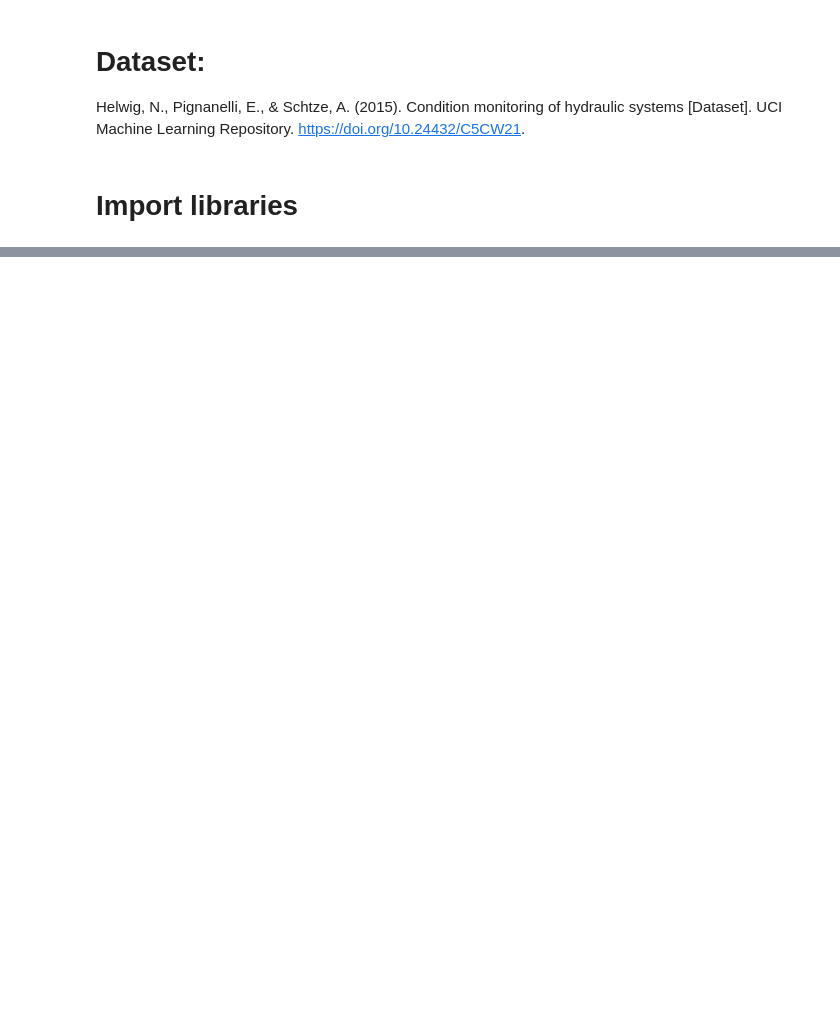
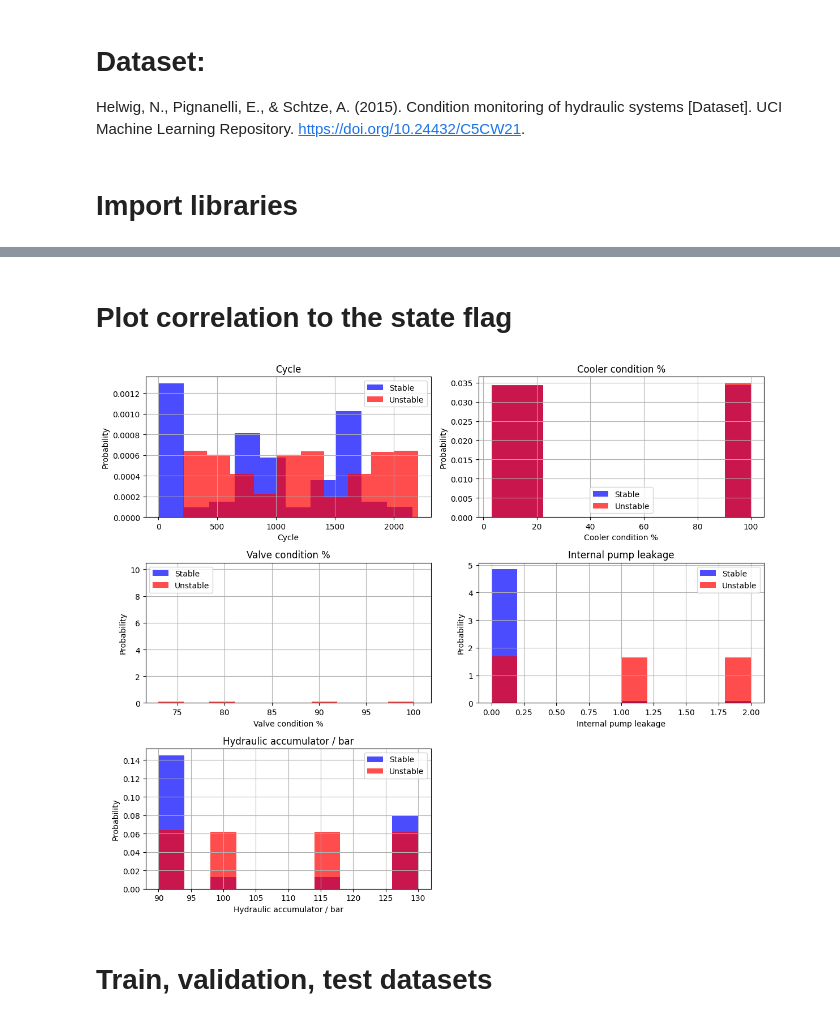
Before and after one commit to RealThanosP/pred-main-mod, a Jupyter notebook: Tutorial.ipynb, the cells around one changed output, grey strips where cells are left out. Cells and saved outputs as stored; diff of their text form; code cells hidden in the pictures; blank space fills up the shorter version.

```diff
--- a/Tutorial.ipynb
+++ b/Tutorial.ipynb
@@ -116,0 +155,33 @@ print(fft_df.head())
+# %% [markdown]
+# Plot correlation to the state flag
+# %%
+fig, axes = plt.subplots(nrows=3, ncols=2, figsize=(12, 10))
+axes = axes.flatten()  # Flatten to easily iterate
+
+# Define colors for histograms
+colors = ["blue", "red"]
+
+# Loop through the first 5 columns (excluding "Stable Flag")
+for i, label in enumerate(df.columns[:-1]):
+    ax = axes[i]
+
+    # Plot histograms for stable and unstable conditions
+    ax.hist(df[df['stable flag'] == 1][label], color=colors[0], density=True, alpha=0.7, label="Stable")
+    ax.hist(df[df["stable flag"] == 0][label], color=colors[1], density=True, alpha=0.7, label="Unstable")
+
+    ax.set_title(label)
+    ax.set_ylabel("Probability")
+    ax.set_xlabel(label)
+    ax.legend()
+    ax.grid(True)
+
+# Hide any extra subplots (if they exist)
+for j in range(i + 1, len(axes)):
+    fig.delaxes(axes[j])
+
+plt.tight_layout()
+plt.show()
+# %% [output]
+[figure, added]
+# %% [markdown]
+# Train, validation, test datasets
```
Also changed, not shown: parts of 25 cells of this notebook.
